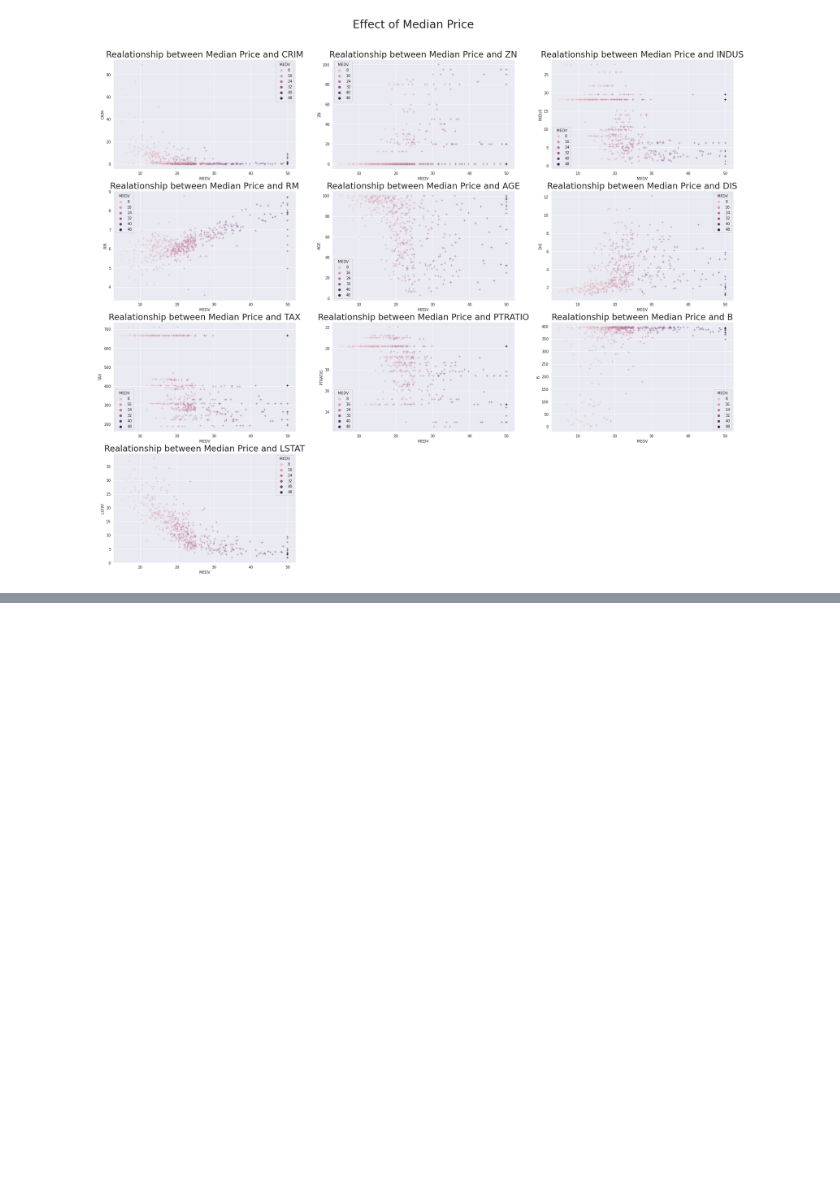
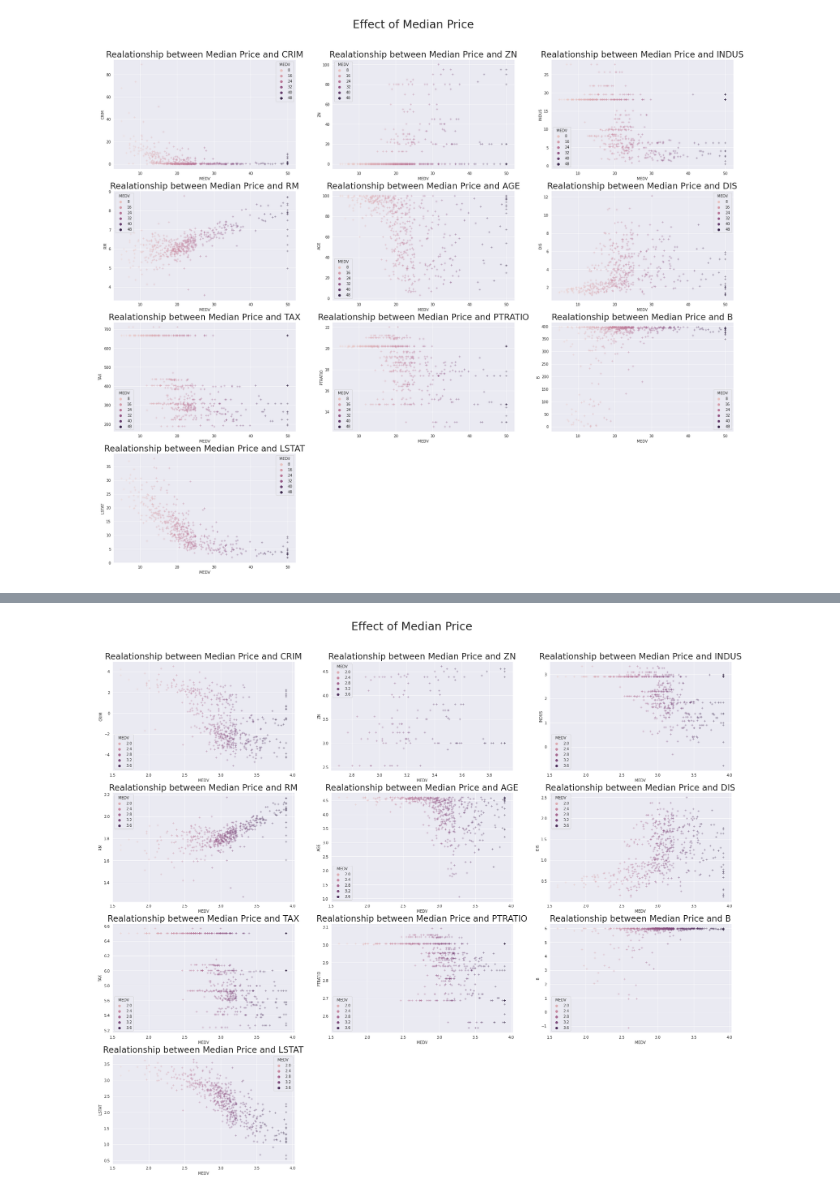
Before and after one commit to goswamimohit/Housing-, a Jupyter notebook: Housing_EDA1.ipynb, the cells around one changed output, grey strips where cells are left out. Cells and saved outputs as stored; diff of their text form; code cells hidden in the pictures; blank space fills up the shorter version.

```diff
--- a/Housing_EDA1.ipynb
+++ b/Housing_EDA1.ipynb
@@ -254,0 +297,17 @@ plt.show()
+# %%
+x_col = 'MEDV'
+y_columns = ['CRIM', 'ZN', 'INDUS', 'RM', 'AGE', 'DIS', 'TAX', 'PTRATIO', 'B','LSTAT']
+count=1
+plt.subplots(figsize=(30, 25))
+for i in y_columns:
+    plt.subplot(4,3,count)
+    ax = plt.gca()
+    sns.scatterplot(housing_tr[x_col],housing_tr[i],color='r',hue=housing_tr[x_col], marker="+")
+    ax.set_xlabel(x_col)
+    ax.set_ylabel(i)
+    ax.set_title("Realationship between Median Price and {}".format(i), fontsize=23)
+    count+=1
+plt.suptitle('Effect of Median Price', y=0.94, fontsize=30)
+plt.show()
+# %% [output]
+[figure, added]
```
Also changed, not shown: parts of 16 cells of this notebook.
